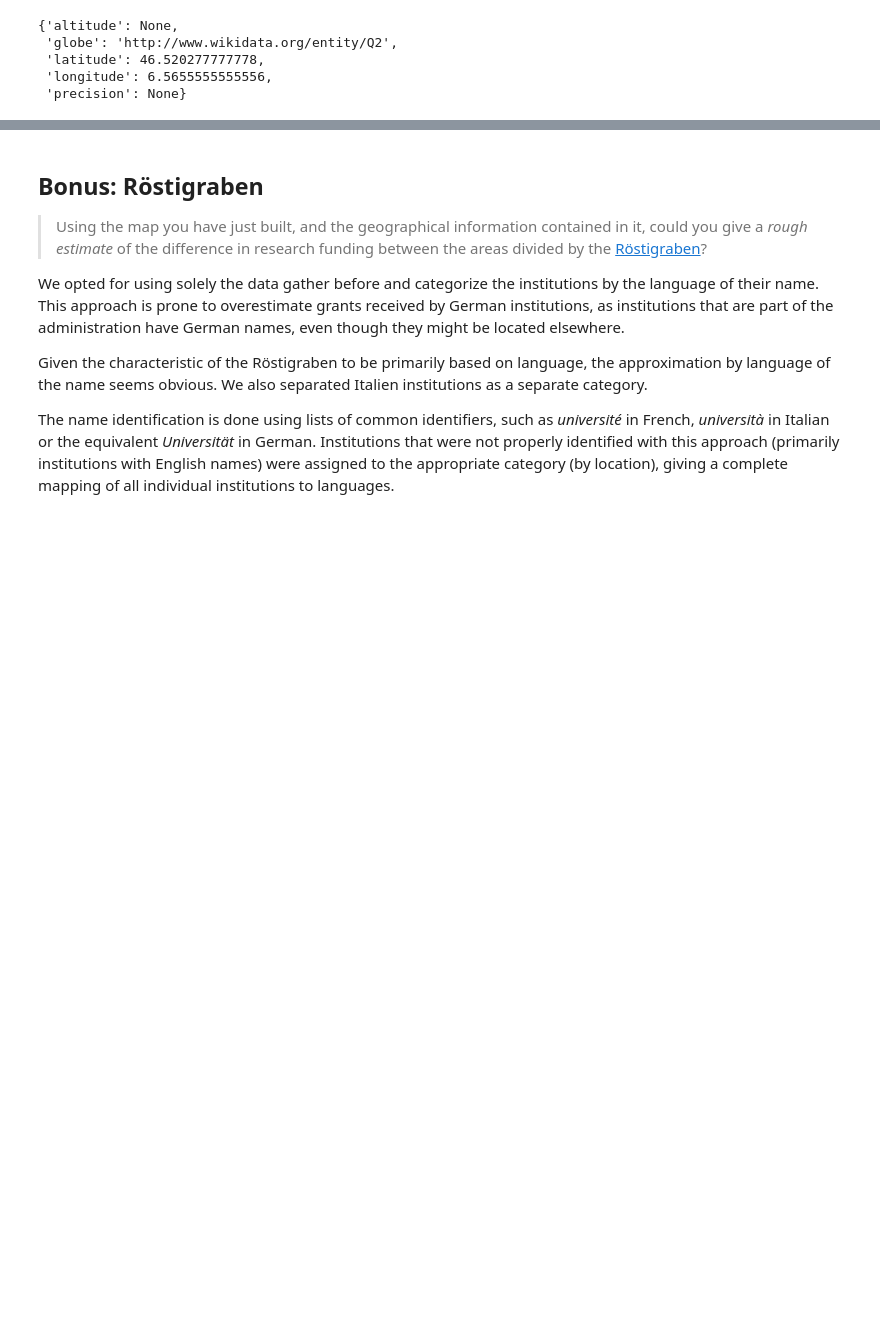
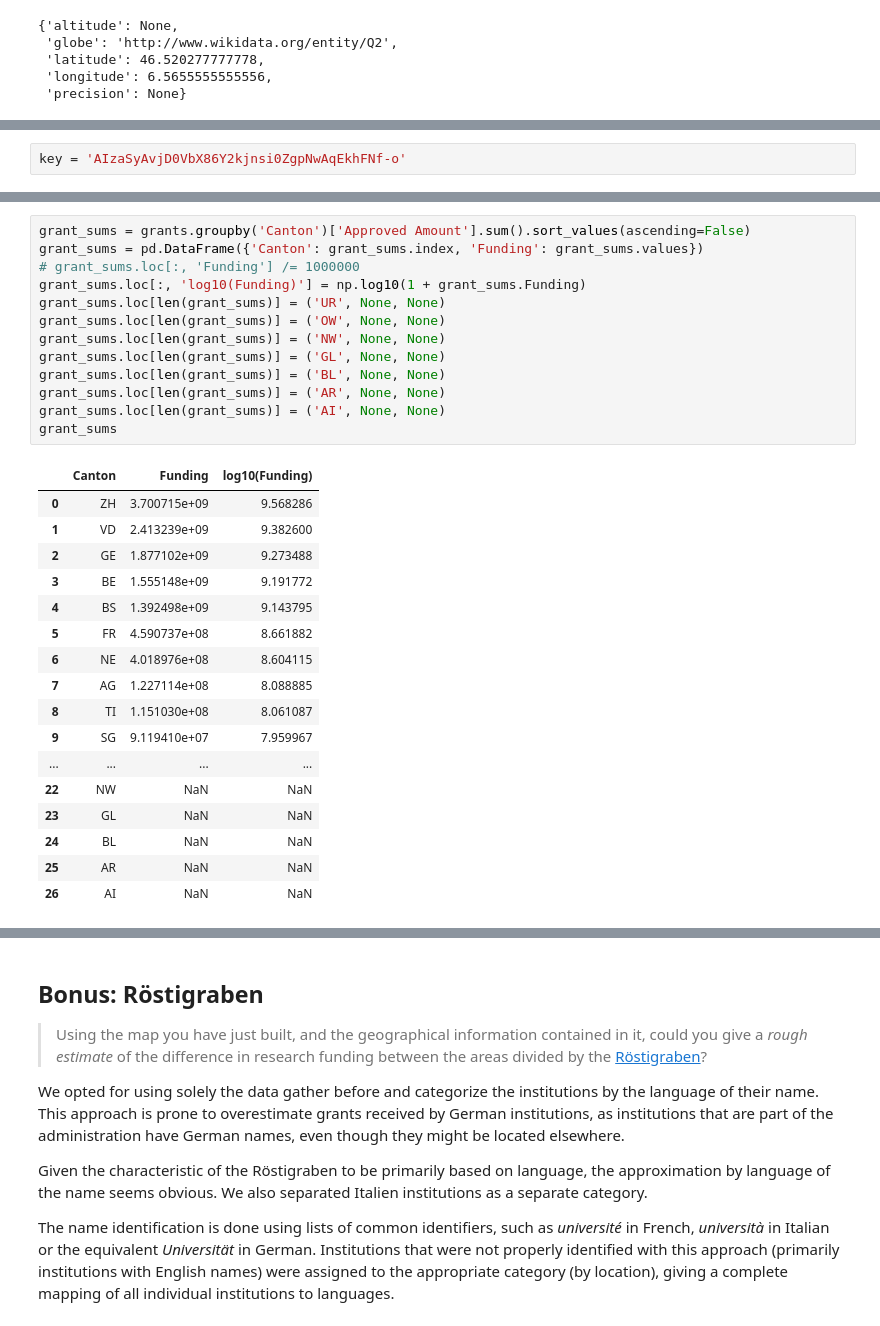
Before and after one commit to korcek-juraj/Homework, a Jupyter notebook: 03 - Interactive Viz/Interactive Viz.ipynb, the cells around one changed output, grey strips where cells are left out. Cells and saved outputs as stored; diff of their text form; blank space fills up the shorter version.

```diff
--- a/03 - Interactive Viz/Interactive Viz.ipynb
+++ b/03 - Interactive Viz/Interactive Viz.ipynb
@@ -168,0 +172,2 @@ get_wikidata_geolocation('Q262760')
+# %%
+key = 'AIzaSyAvjD0VbX86Y2kjnsi0ZgpNwAqEkhFNf-o'
@@ -168,0 +252,31 @@ get_wikidata_geolocation('Q262760')
+# %%
+grant_sums = grants.groupby('Canton')['Approved Amount'].sum().sort_values(ascending=False)
+grant_sums = pd.DataFrame({'Canton': grant_sums.index, 'Funding': grant_sums.values})
+# grant_sums.loc[:, 'Funding'] /= 1000000
+grant_sums.loc[:, 'log10(Funding)'] = np.log10(1 + grant_sums.Funding)
+grant_sums.loc[len(grant_sums)] = ('UR', None, None)
+grant_sums.loc[len(grant_sums)] = ('OW', None, None)
+grant_sums.loc[len(grant_sums)] = ('NW', None, None)
+grant_sums.loc[len(grant_sums)] = ('GL', None, None)
+grant_sums.loc[len(grant_sums)] = ('BL', None, None)
+grant_sums.loc[len(grant_sums)] = ('AR', None, None)
+grant_sums.loc[len(grant_sums)] = ('AI', None, None)
+grant_sums
+# %% [output]
+|  | Canton | Funding | log10(Funding) |
+| 0 | ZH | 3.700715e+09 | 9.568286 |
+| 1 | VD | 2.413239e+09 | 9.382600 |
+| 2 | GE | 1.877102e+09 | 9.273488 |
+| 3 | BE | 1.555148e+09 | 9.191772 |
+| 4 | BS | 1.392498e+09 | 9.143795 |
+| 5 | FR | 4.590737e+08 | 8.661882 |
+| 6 | NE | 4.018976e+08 | 8.604115 |
+| 7 | AG | 1.227114e+08 | 8.088885 |
+| 8 | TI | 1.151030e+08 | 8.061087 |
+| 9 | SG | 9.119410e+07 | 7.959967 |
+| ... | ... | ... | ... |
+| 22 | NW | NaN | NaN |
+| 23 | GL | NaN | NaN |
+| 24 | BL | NaN | NaN |
+| 25 | AR | NaN | NaN |
+| 26 | AI | NaN | NaN |
```
Also changed, not shown: parts of 17 cells of this notebook.
